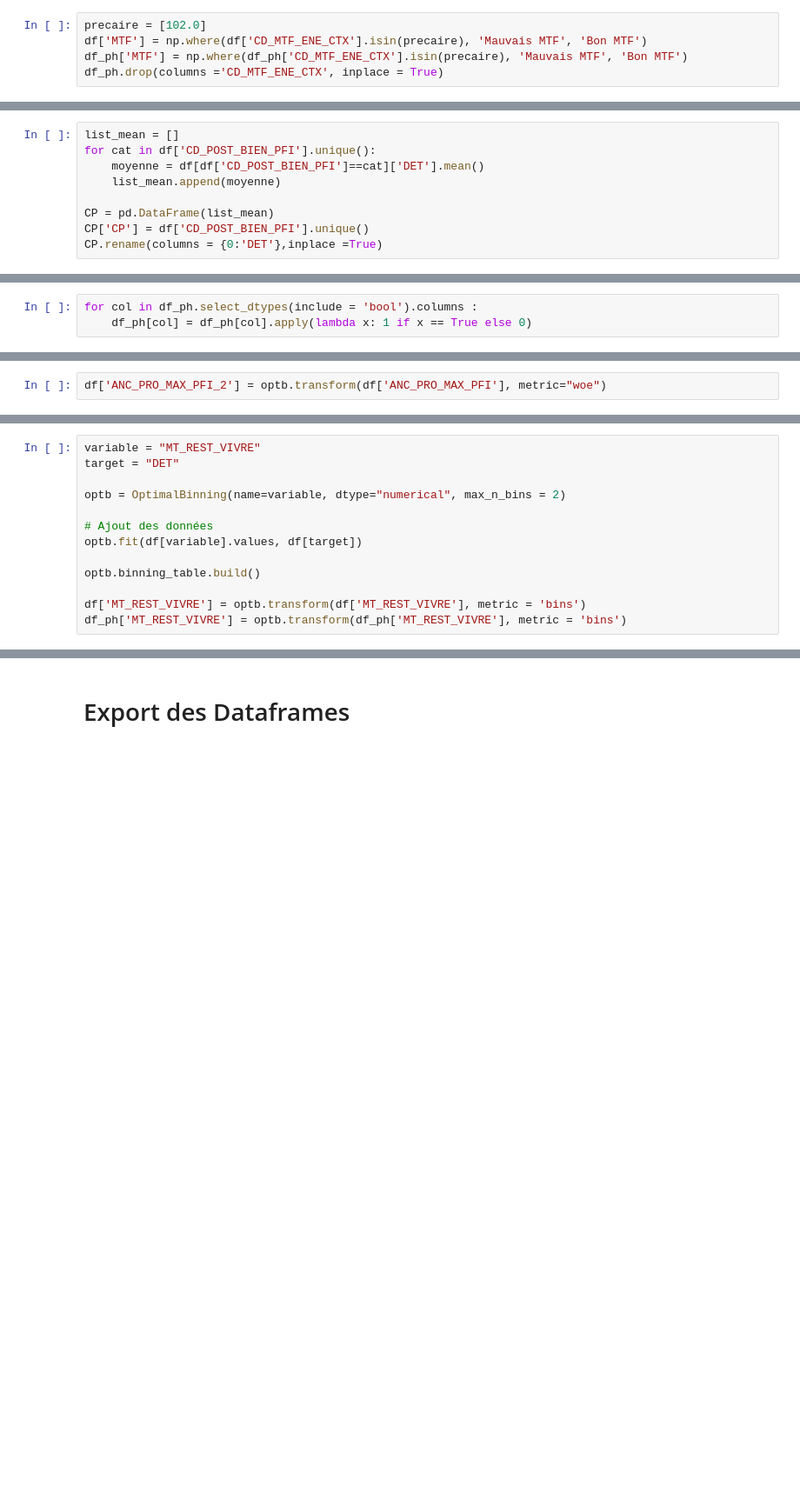
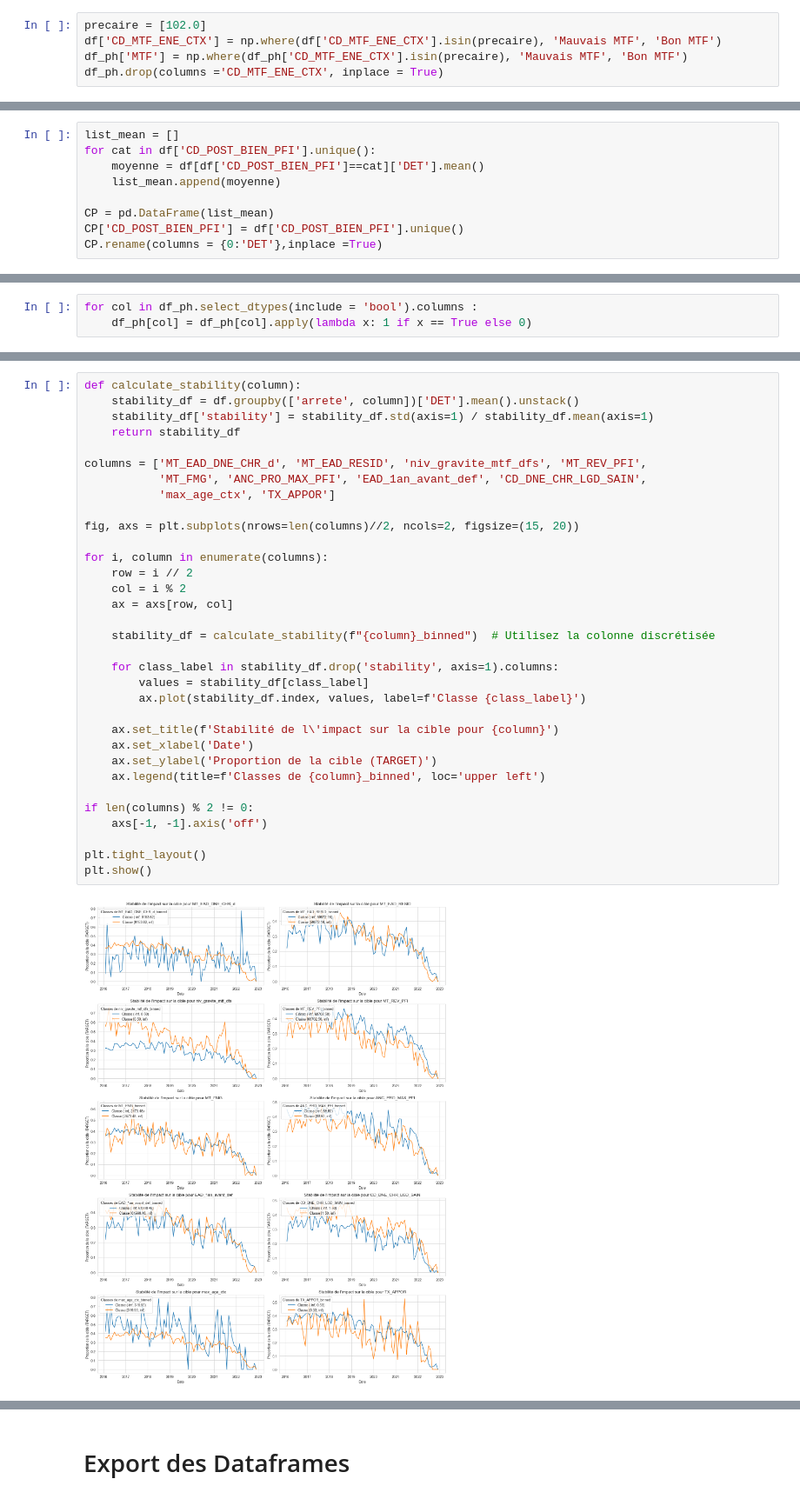
Before and after one commit to samuel-LP/Challenge-Credit-Logement, a Jupyter notebook: notebook/Data treatment.ipynb, the cells around one changed output, grey strips where cells are left out. Shown at 87% size. Drawn from its saved outputs; the diff is of its cells as text; blank space fills up the shorter version.

```diff
--- a/notebook/Data treatment.ipynb
+++ b/notebook/Data treatment.ipynb
@@ -190,7 +190,7 @@ df_ph.drop(columns ='regroup_natur_op', inplace = True)
 ### MTF
 # %%
 precaire = [102.0]
-df['MTF'] = np.where(df['CD_MTF_ENE_CTX'].isin(precaire), 'Mauvais MTF', 'Bon MTF')
+df['CD_MTF_ENE_CTX'] = np.where(df['CD_MTF_ENE_CTX'].isin(precaire), 'Mauvais MTF', 'Bon MTF')
 df_ph['MTF'] = np.where(df_ph['CD_MTF_ENE_CTX'].isin(precaire), 'Mauvais MTF', 'Bon MTF')
 df_ph.drop(columns ='CD_MTF_ENE_CTX', inplace = True)
 # %% [markdown]
@@ -221,7 +221,7 @@ for cat in df['CD_POST_BIEN_PFI'].unique():
     list_mean.append(moyenne)
 
 CP = pd.DataFrame(list_mean)
-CP['CP'] = df['CD_POST_BIEN_PFI'].unique()
+CP['CD_POST_BIEN_PFI'] = df['CD_POST_BIEN_PFI'].unique()
 CP.rename(columns = {0:'DET'},inplace =True)
 # %%
 CP.rename(columns = {0:'DET'},inplace =True)
@@ -380,2 +282,0 @@ optb.binning_table.plot(metric = "woe")
-# %%
-df['ANC_PRO_MAX_PFI_2'] = optb.transform(df['ANC_PRO_MAX_PFI'], metric="woe")
@@ -386,13 +282,0 @@ df_ph['ANC_PRO_MAX_PFI_2'] = optb.transform(df_ph['ANC_PRO_MAX_PFI'], metric = '
-# %%
-variable = "MT_REST_VIVRE"
-target = "DET"
-
-optb = OptimalBinning(name=variable, dtype="numerical", max_n_bins = 2)
-
-# Ajout des données
-optb.fit(df[variable].values, df[target])
-
-optb.binning_table.build()
-
-df['MT_REST_VIVRE'] = optb.transform(df['MT_REST_VIVRE'], metric = 'bins')
-df_ph['MT_REST_VIVRE'] = optb.transform(df_ph['MT_REST_VIVRE'], metric = 'bins')
@@ -402,0 +326,35 @@ optb.binning_table.plot(metric = "woe")
+# %%
+def calculate_stability(column):
+    stability_df = df.groupby(['arrete', column])['DET'].mean().unstack()
+    stability_df['stability'] = stability_df.std(axis=1) / stability_df.mean(axis=1)
+    return stability_df
+
+columns = ['MT_EAD_DNE_CHR_d', 'MT_EAD_RESID', 'niv_gravite_mtf_dfs', 'MT_REV_PFI',
+           'MT_FMG', 'ANC_PRO_MAX_PFI', 'EAD_1an_avant_def', 'CD_DNE_CHR_LGD_SAIN',
+           'max_age_ctx', 'TX_APPOR']
+
+fig, axs = plt.subplots(nrows=len(columns)//2, ncols=2, figsize=(15, 20))
+
+for i, column in enumerate(columns):
+    row = i // 2
+    col = i % 2
+    ax = axs[row, col]
+
+    stability_df = calculate_stability(f"{column}_binned")  # Utilisez la colonne discrétisée
+
+    for class_label in stability_df.drop('stability', axis=1).columns:
+        values = stability_df[class_label]
+        ax.plot(stability_df.index, values, label=f'Classe {class_label}')
+
+    ax.set_title(f'Stabilité de l\'impact sur la cible pour {column}')
+    ax.set_xlabel('Date')
+    ax.set_ylabel('Proportion de la cible (TARGET)')
+    ax.legend(title=f'Classes de {column}_binned', loc='upper left')
+
+if len(columns) % 2 != 0:
+    axs[-1, -1].axis('off')
+
+plt.tight_layout()
+plt.show()
+# %% [output]
+[figure, added]
```
Also changed, not shown: parts of 21 cells of this notebook, 2 other files.
